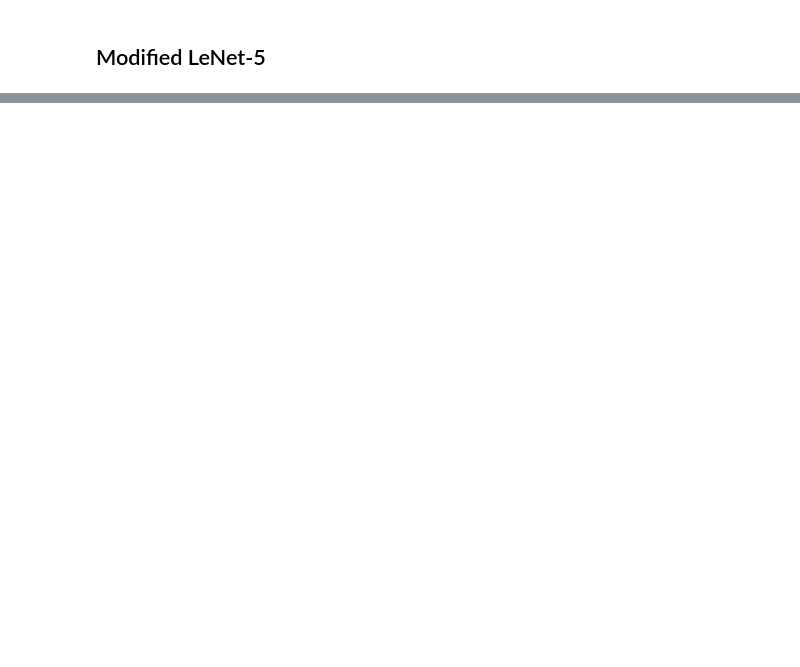
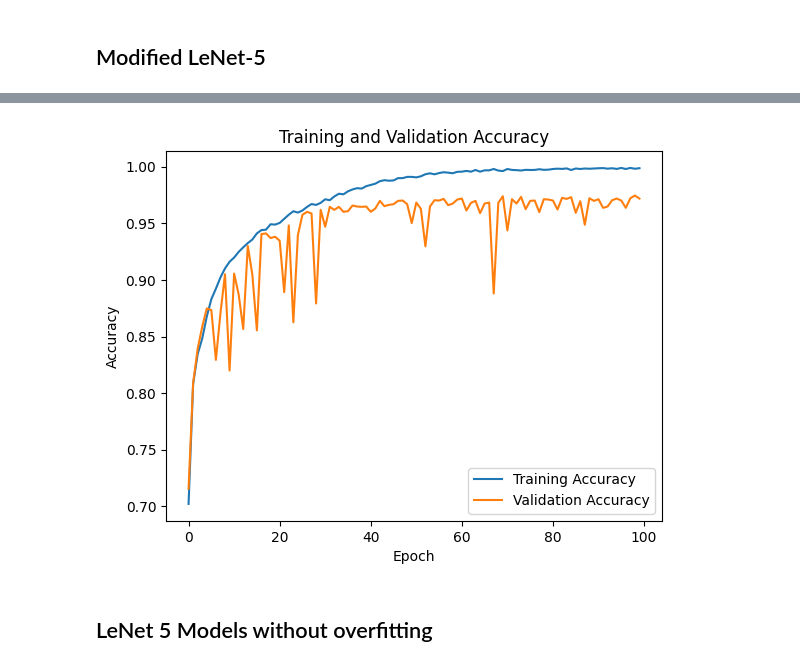
Before and after one commit to KobieKabo/Damaged_Building_Detection, a Jupyter notebook: Damaged_Building_Models.ipynb, the cells around one changed output, grey strips where cells are left out. Cells and saved outputs as stored; diff of their text form; code cells hidden in the pictures; blank space fills up the shorter version.

```diff
--- a/Damaged_Building_Models.ipynb
+++ b/Damaged_Building_Models.ipynb
@@ -507,10 +466,10 @@ Trainable params: 505546 (1.93 MB)
 Non-trainable params: 0 (0.00 Byte)
 _________________________________________________________________
 # %%
-history = model_lenet5.fit(
+history3 = model_mod_lenet5.fit(
             train_rescale_ds,
             batch_size=64,
-            epochs=20,
+            epochs=100,
             validation_data=val_rescale_ds
 )
 # %% [output]
@@ -542,0 +502,15 @@ Test Accuracy: 0.9566991925239563
+# %%
+import matplotlib.pyplot as plt
+
+# Plotting training and validation accuracy
+plt.plot(history3.history['accuracy'], label='Training Accuracy')
+plt.plot(history3.history['val_accuracy'], label='Validation Accuracy')
+plt.xlabel('Epoch')
+plt.ylabel('Accuracy')
+plt.title('Training and Validation Accuracy')
+plt.legend()
+plt.show()
+# %% [output]
+[figure, added]
+# %% [markdown]
+## LeNet 5 Models without overfitting
```
Also changed, not shown: parts of 22 cells of this notebook.
